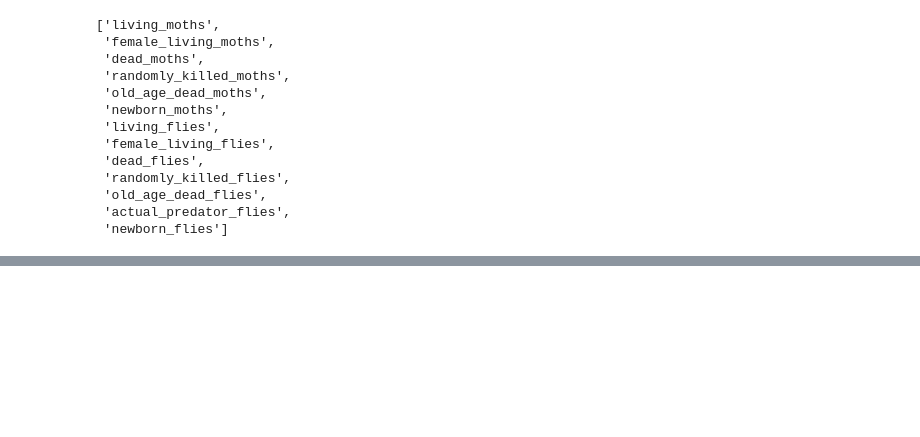
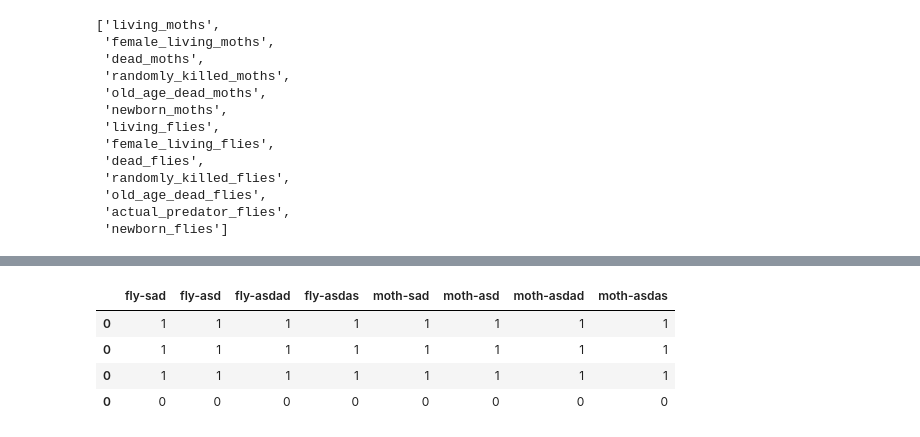
Before and after one commit to rab-ferrari/predator-prey-beetles-wasps, a Jupyter notebook: test.ipynb, the cells around one changed output, grey strips where cells are left out. Saved outputs shown, nothing was run; the diff lists cells and outputs as text; code cells hidden in the pictures; blank space fills up the shorter version.

```diff
--- a/test.ipynb
+++ b/test.ipynb
@@ -491,0 +536,3 @@ a
+# %%
+elems = ['fly-'+ s for s in a] + ['moth-'+s for s in a]
+elems
@@ -491,0 +548,14 @@ a
+# %%
+data = dict.fromkeys(elems, 0)
+# %%
+df = pd.DataFrame(data=None, index=None, columns=elems)
+# %%
+df = df.append(pd.DataFrame(data=[data.values()], columns=elems))
+# %%
+df
+# %% [output]
+|  | fly-sad | fly-asd | fly-asdad | fly-asdas | moth-sad | moth-asd | moth-asdad | moth-asdas |
+| 0 | 1 | 1 | 1 | 1 | 1 | 1 | 1 | 1 |
+| 0 | 1 | 1 | 1 | 1 | 1 | 1 | 1 | 1 |
+| 0 | 1 | 1 | 1 | 1 | 1 | 1 | 1 | 1 |
+| 0 | 0 | 0 | 0 | 0 | 0 | 0 | 0 | 0 |
```
Also changed, not shown: parts of 15 cells of this notebook.
